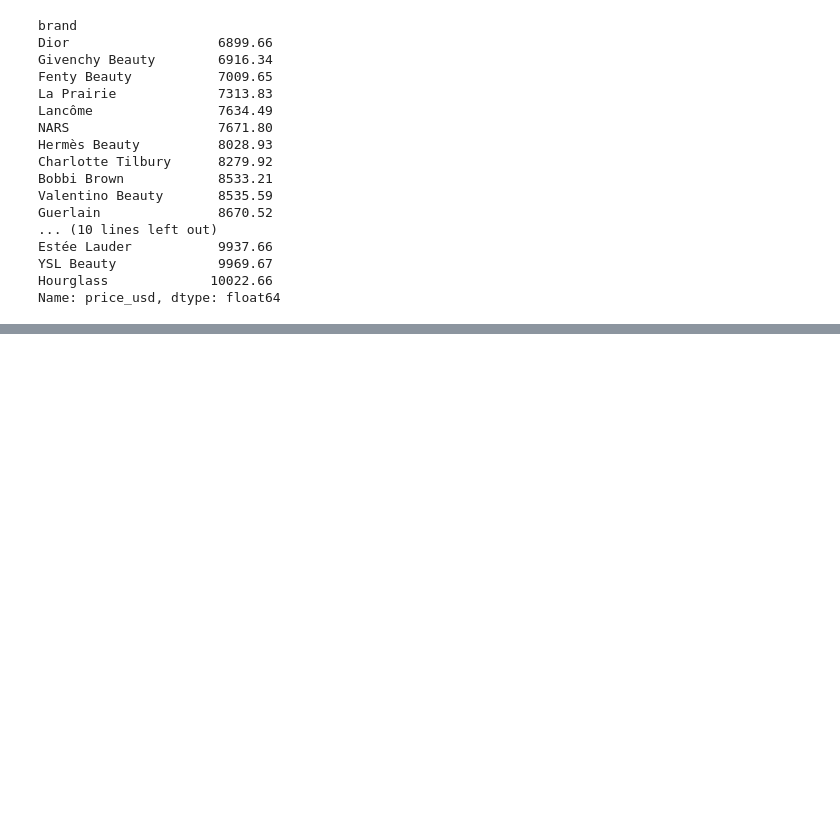
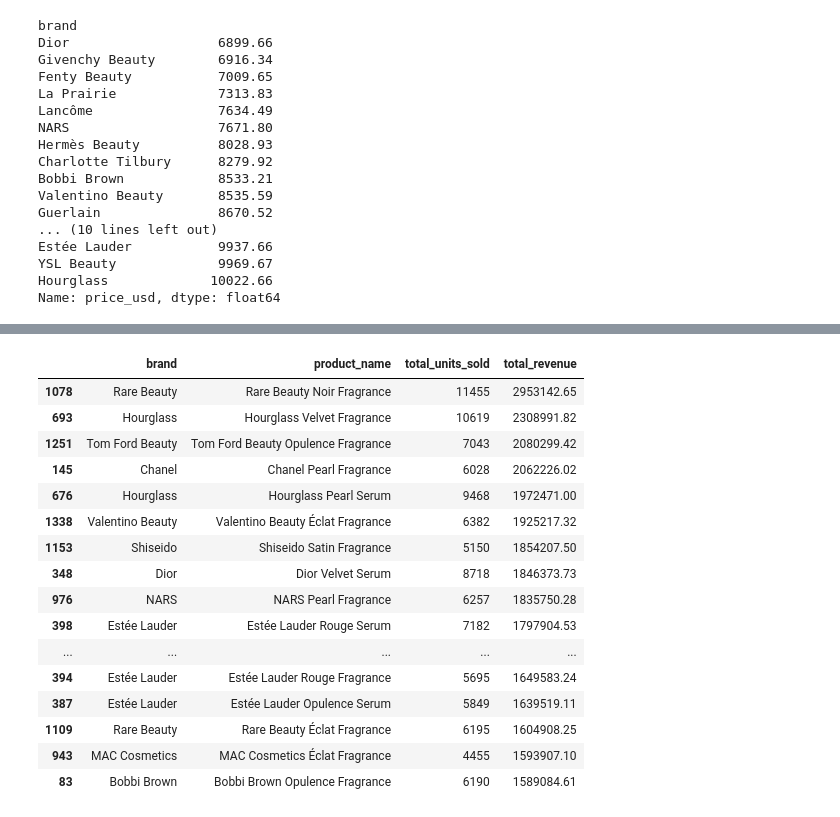
Before and after one commit to hatima-data/Luxury_cosmetics_analysis, a Jupyter notebook: luxury_cosmetics.ipynb, the cells around one changed output, grey strips where cells are left out. Drawn from its saved outputs; the diff is of its cells as text; code cells hidden in the pictures; blank space fills up the shorter version.

```diff
--- a/luxury_cosmetics.ipynb
+++ b/luxury_cosmetics.ipynb
@@ -116,0 +175,25 @@ brand_revenue=
+# %%
+top_products=df.groupby(['brand','product_name']).agg(
+    total_units_sold=('units_sold', 'sum'),
+    total_revenue=('revenue', 'sum')
+).reset_index().sort_values(by='total_revenue', ascending=False)
+
+top_products.head(20)
+# %% [output]
+|  | brand | product_name | total_units_sold | total_revenue |
+| 1078 | Rare Beauty | Rare Beauty Noir Fragrance | 11455 | 2953142.65 |
+| 693 | Hourglass | Hourglass Velvet Fragrance | 10619 | 2308991.82 |
+| 1251 | Tom Ford Beauty | Tom Ford Beauty Opulence Fragrance | 7043 | 2080299.42 |
+| 145 | Chanel | Chanel Pearl Fragrance | 6028 | 2062226.02 |
+| 676 | Hourglass | Hourglass Pearl Serum | 9468 | 1972471.00 |
+| 1338 | Valentino Beauty | Valentino Beauty Éclat Fragrance | 6382 | 1925217.32 |
+| 1153 | Shiseido | Shiseido Satin Fragrance | 5150 | 1854207.50 |
+| 348 | Dior | Dior Velvet Serum | 8718 | 1846373.73 |
+| 976 | NARS | NARS Pearl Fragrance | 6257 | 1835750.28 |
+| 398 | Estée Lauder | Estée Lauder Rouge Serum | 7182 | 1797904.53 |
+| ... | ... | ... | ... | ... |
+| 394 | Estée Lauder | Estée Lauder Rouge Fragrance | 5695 | 1649583.24 |
+| 387 | Estée Lauder | Estée Lauder Opulence Serum | 5849 | 1639519.11 |
+| 1109 | Rare Beauty | Rare Beauty Éclat Fragrance | 6195 | 1604908.25 |
+| 943 | MAC Cosmetics | MAC Cosmetics Éclat Fragrance | 4455 | 1593907.10 |
+| 83 | Bobbi Brown | Bobbi Brown Opulence Fragrance | 6190 | 1589084.61 |
```
Also changed, not shown: parts of 7 cells of this notebook.
